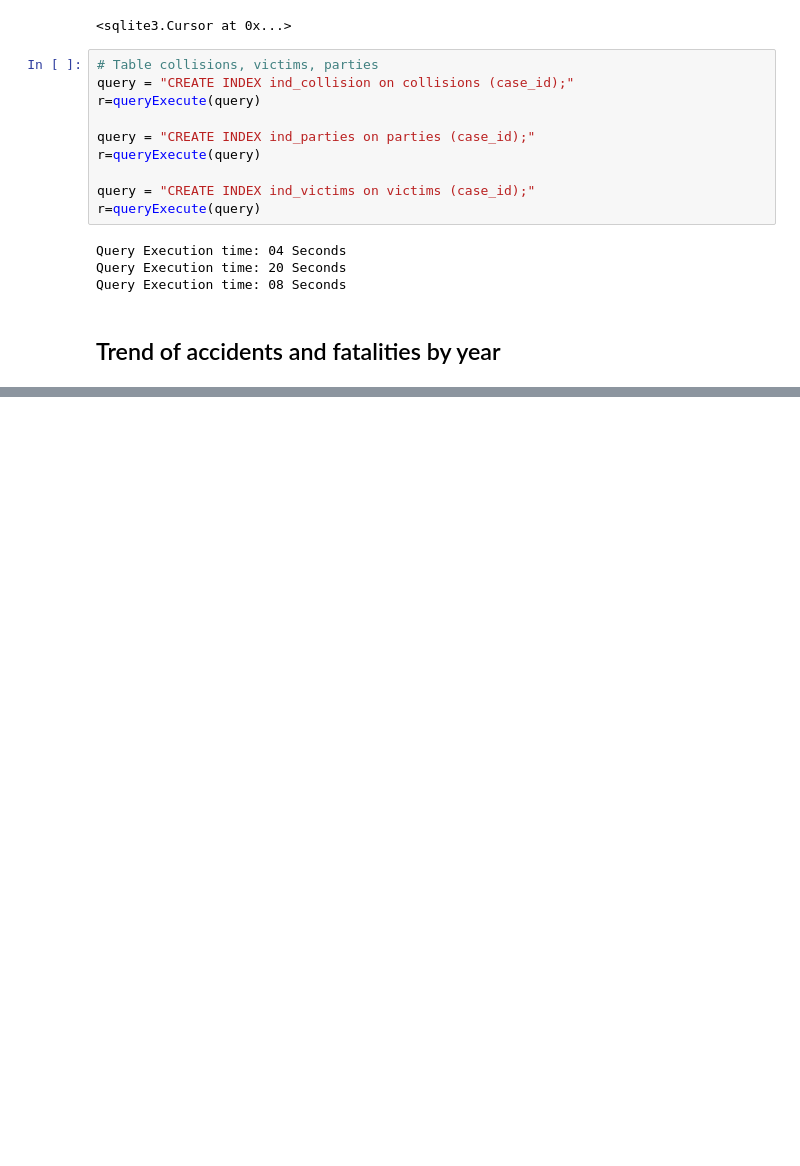
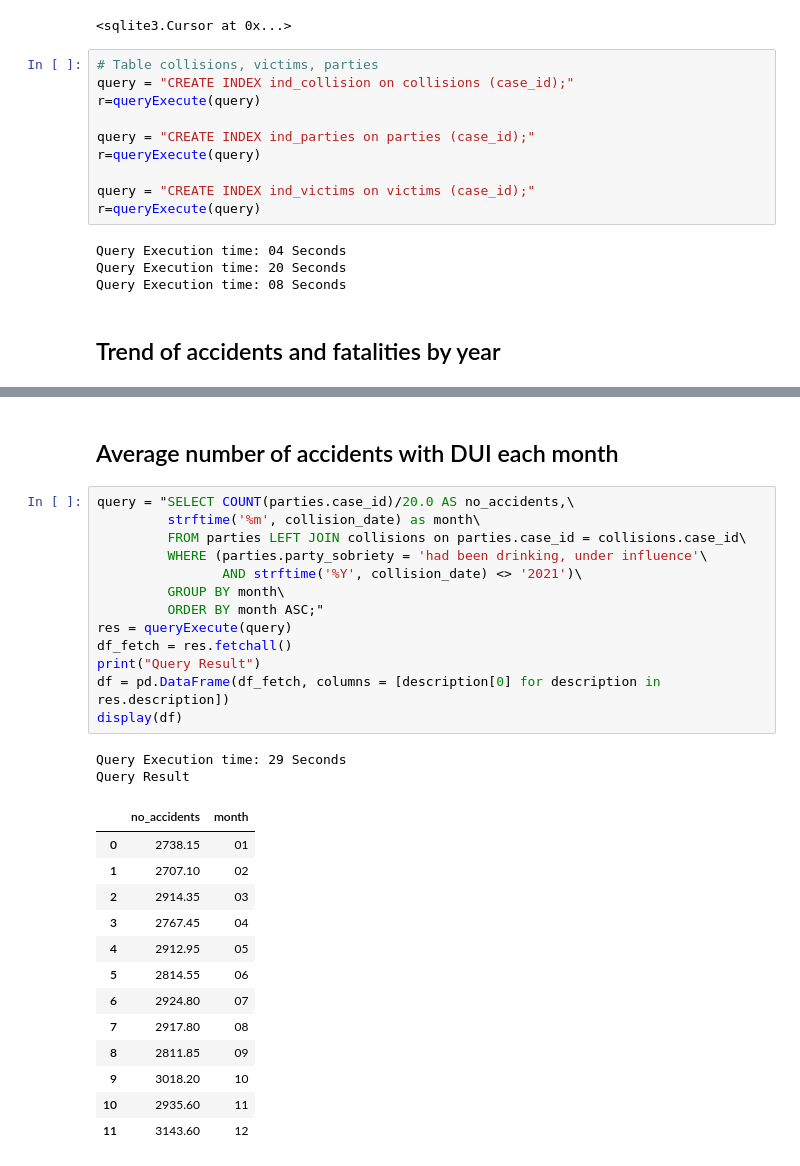
Before and after one commit to vroomgit/SWITRS_Analysis, a Jupyter notebook: SWITRS_Analysis.ipynb, the cells around one changed output, grey strips where cells are left out. Cells and saved outputs as stored; diff of their text form; blank space fills up the shorter version.

```diff
--- a/SWITRS_Analysis.ipynb
+++ b/SWITRS_Analysis.ipynb
@@ -149,0 +246,31 @@ Query Result
+# %% [markdown]
+## Average number of accidents with DUI each month
+# %%
+query = "SELECT COUNT(parties.case_id)/20.0 AS no_accidents,\
+         strftime('%m', collision_date) as month\
+         FROM parties LEFT JOIN collisions on parties.case_id = collisions.case_id\
+         WHERE (parties.party_sobriety = 'had been drinking, under influence'\
+                AND strftime('%Y', collision_date) <> '2021')\
+         GROUP BY month\
+         ORDER BY month ASC;"
+res = queryExecute(query)
+df_fetch = res.fetchall()
+print("Query Result")
+df = pd.DataFrame(df_fetch, columns = [description[0] for description in res.description])
+display(df)
+# %% [output]
+Query Execution time: 29 Seconds
+Query Result
+|  | no_accidents | month |
+| 0 | 2738.15 | 01 |
+| 1 | 2707.10 | 02 |
+| 2 | 2914.35 | 03 |
+| 3 | 2767.45 | 04 |
+| 4 | 2912.95 | 05 |
+| 5 | 2814.55 | 06 |
+| 6 | 2924.80 | 07 |
+| 7 | 2917.80 | 08 |
+| 8 | 2811.85 | 09 |
+| 9 | 3018.20 | 10 |
+| 10 | 2935.60 | 11 |
+| 11 | 3143.60 | 12 |
```
Also changed, not shown: parts of 25 cells of this notebook, 1 other file.
